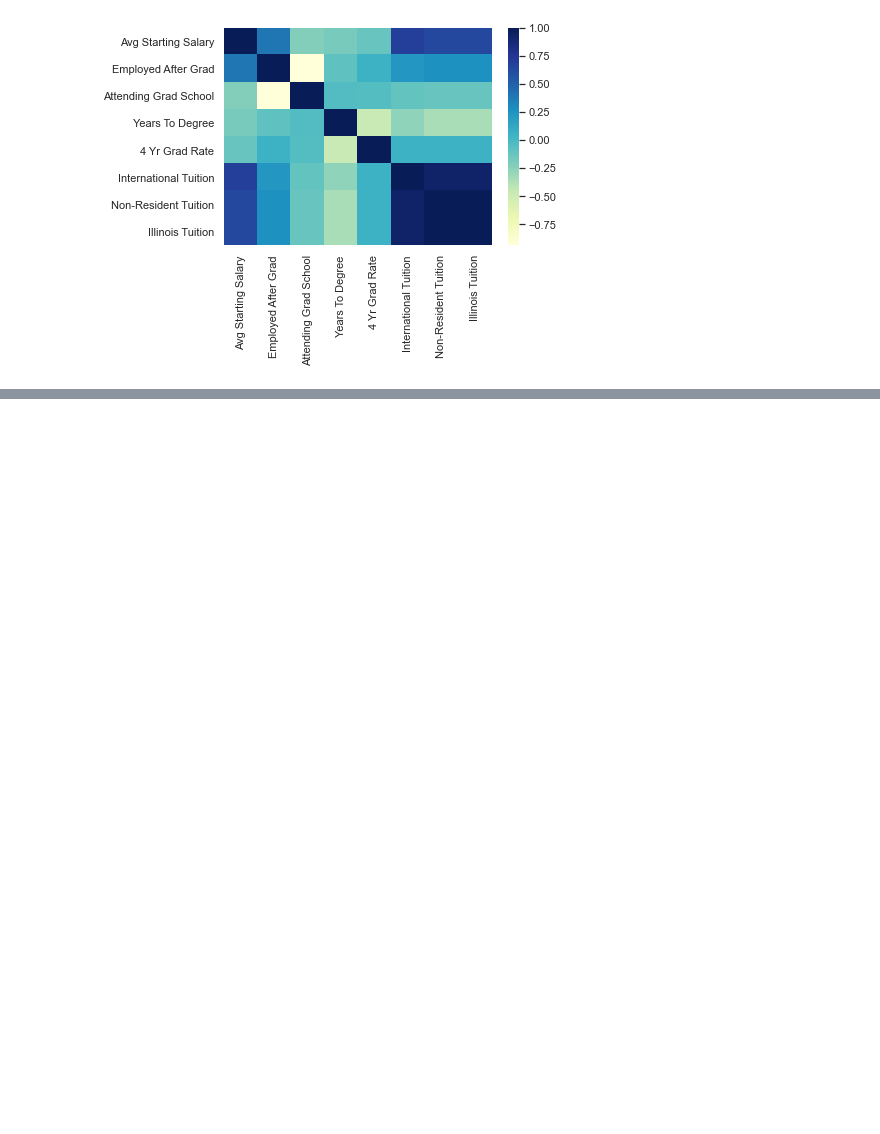
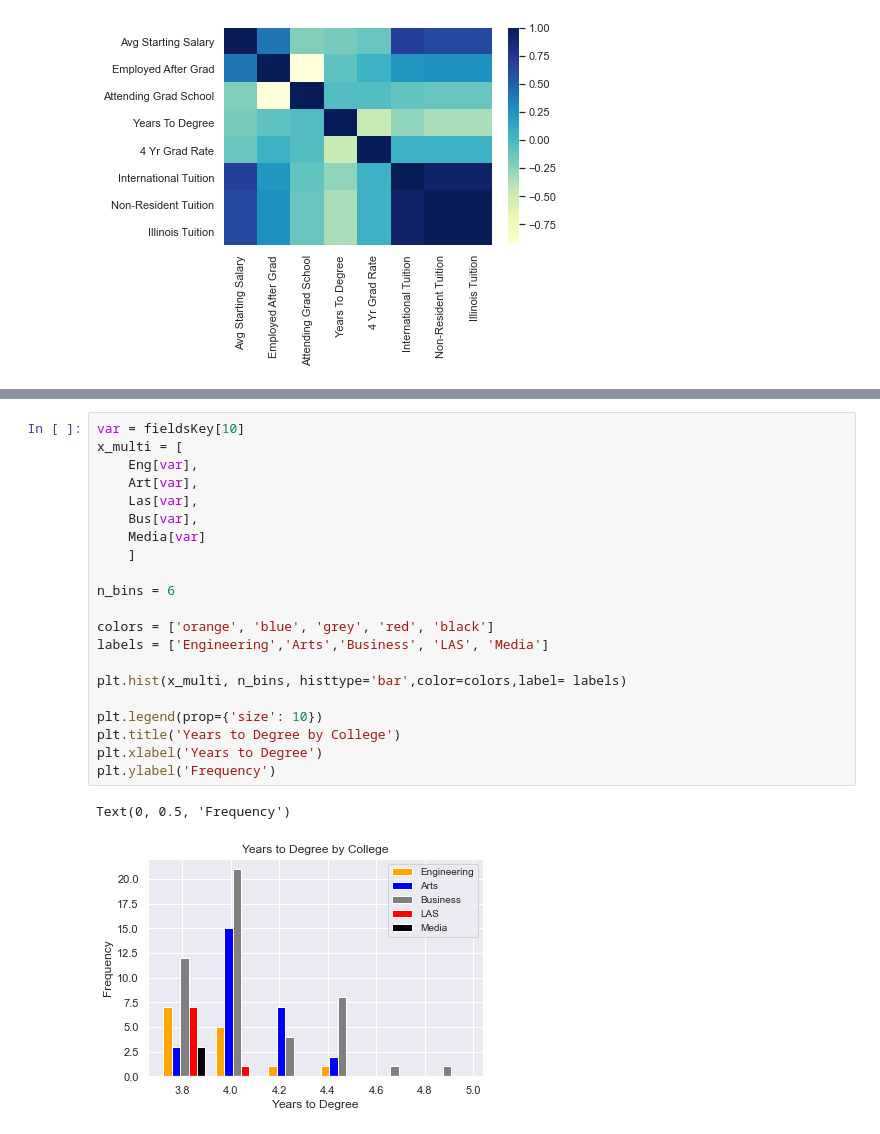
Before and after one commit to YashSukhwani/UIUC-Majors-Analysis, a Jupyter notebook: Job Info.ipynb, the cells around one changed output, grey strips where cells are left out. Cells and saved outputs as stored; diff of their text form; blank space fills up the shorter version.

```diff
--- a/Job Info.ipynb
+++ b/Job Info.ipynb
@@ -198,0 +274,24 @@ ax = sns.heatmap(corr, cmap="YlGnBu")
+# %%
+var = fieldsKey[10]
+x_multi = [
+    Eng[var],
+    Art[var],
+    Las[var],
+    Bus[var],
+    Media[var]
+    ]
+
+n_bins = 6
+
+colors = ['orange', 'blue', 'grey', 'red', 'black']
+labels = ['Engineering','Arts','Business', 'LAS', 'Media']
+
+plt.hist(x_multi, n_bins, histtype='bar',color=colors,label= labels)
+
+plt.legend(prop={'size': 10})
+plt.title('Years to Degree by College')
+plt.xlabel('Years to Degree')
+plt.ylabel('Frequency')
+# %% [output]
+Text(0, 0.5, 'Frequency')
+[figure, added]
```
Also changed, not shown: parts of 7 cells of this notebook.
